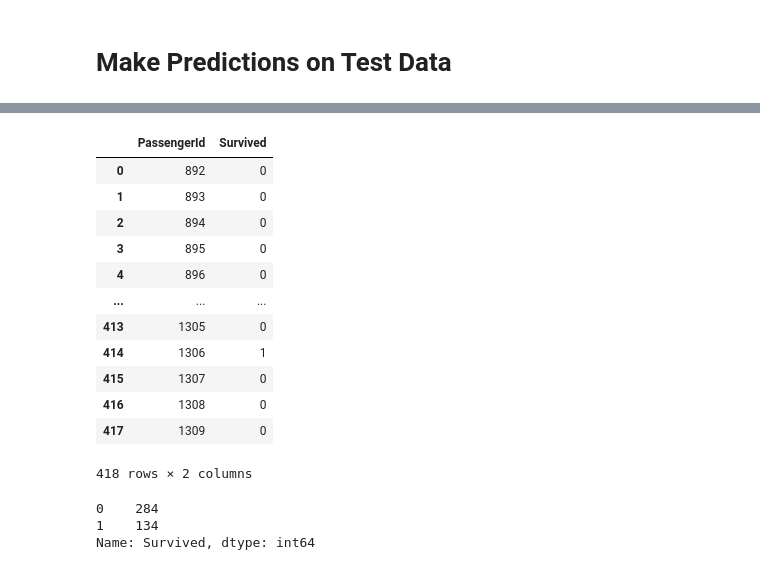
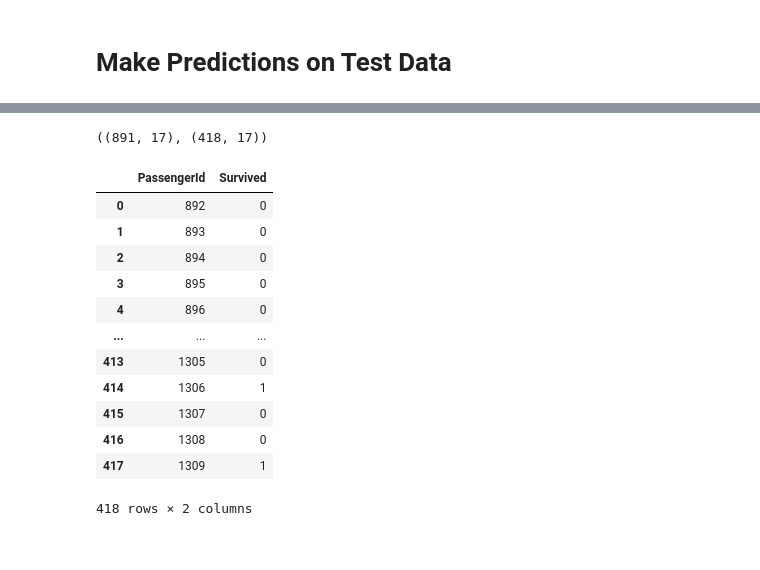
Before and after one commit to ajmalsherif/Titanic-Project-Kaggle, a Jupyter notebook: Titanic-Survival-Prediction-Project.ipynb, the cells around one changed output, grey strips where cells are left out. Cells and saved outputs as stored; diff of their text form; code cells hidden in the pictures.

```diff
--- a/Titanic-Survival-Prediction-Project.ipynb
+++ b/Titanic-Survival-Prediction-Project.ipynb
@@ -1121,3 +566,15 @@ dtype: int64
+# %%
+# Categorising age into groups
+bins = [0, 15, 40, 60, 80]
+labels = ["Children", "Young", "Old", "Very Old"]
+df_test["Age_group"] = pd.cut(df_test["Age"], bins = bins, labels = labels, include_lowest = True)
+df_test.drop("Age", axis = 1, inplace = True)
+# %%
+# Categorising fares into groups
+fare_bins = [0, 50, 100, 550]
+fare_labels = ["Low", "Medium", "High"]
+df_test["Fare_group"] = pd.cut(df_test["Fare"], bins = fare_bins, labels = fare_labels, include_lowest = True)
+df_test.drop("Fare", axis = 1, inplace = True)
 # %%
-df_test["Age"] =df_test["Age"].astype(int)
-df_test["Fare"] = df_test["Fare"].astype(int)
+df_test["Age_group"] =df_test["Age_group"].astype(object)
+df_test["Fare_group"] = df_test["Fare_group"].astype(object)
@@ -1143,0 +581,7 @@ x.shape, df_test.shape
+# %%
+# Converting categorical to numerical values
+categorical_features = ["Pclass", "Sex", "Embarked", "Age_group", "Fare_group"]
+one_hot = OneHotEncoder()
+ct = ColumnTransformer(transformers = [("one_hot", one_hot, categorical_features)], remainder = "passthrough")
+df_test= ct.fit_transform(df_test)
+df_test
@@ -1144,32 +596,32 @@ x.shape, df_test.shape
+# %%
+# Confirming both the dataframes shapes are same
+x.shape, df_test.shape
+# %% [output]
+((891, 17), (418, 17))
 # %%
 # Make predictions on test data
 
 test_preds = ideal_model.predict(df_test)
 # %%
+# Making predictions into the required submission format
 df_preds = pd.DataFrame()
-df_preds["PassengerId"] = df_test["PassengerId"]
+df_preds["PassengerId"] = test["PassengerId"]
 df_preds["Survived"] = test_preds
 df_preds
 # %% [output]
 |  | PassengerId | Survived |
 | 0 | 892 | 0 |
 | 1 | 893 | 0 |
 | 2 | 894 | 0 |
 | 3 | 895 | 0 |
 | 4 | 896 | 0 |
 | ... | ... | ... |
 | 413 | 1305 | 0 |
 | 414 | 1306 | 1 |
 | 415 | 1307 | 0 |
 | 416 | 1308 | 0 |
-| 417 | 1309 | 0 |
+| 417 | 1309 | 1 |
 418 rows × 2 columns
-# %%
-df_preds["Survived"].value_counts()
-# %% [output]
-0    284
-1    134
-Name: Survived, dtype: int64
 # %%
 # Export to csv
 
```
Also changed, not shown: parts of 142 cells of this notebook.
